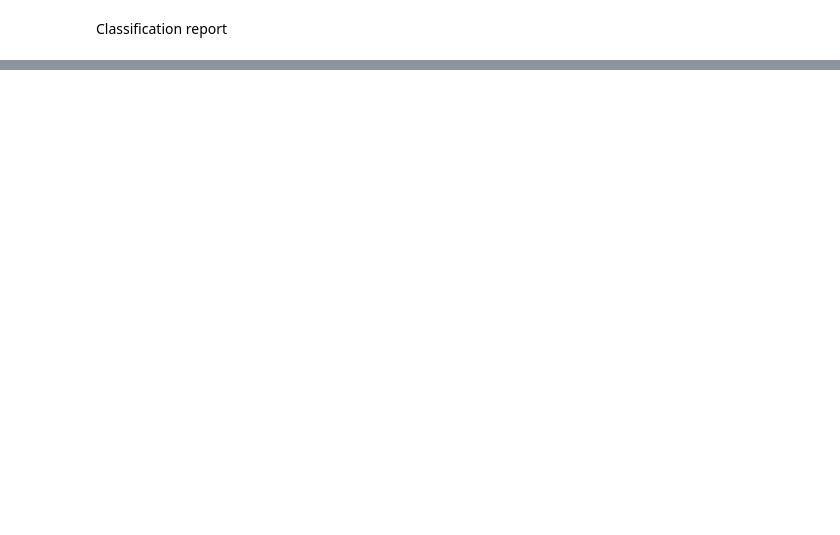
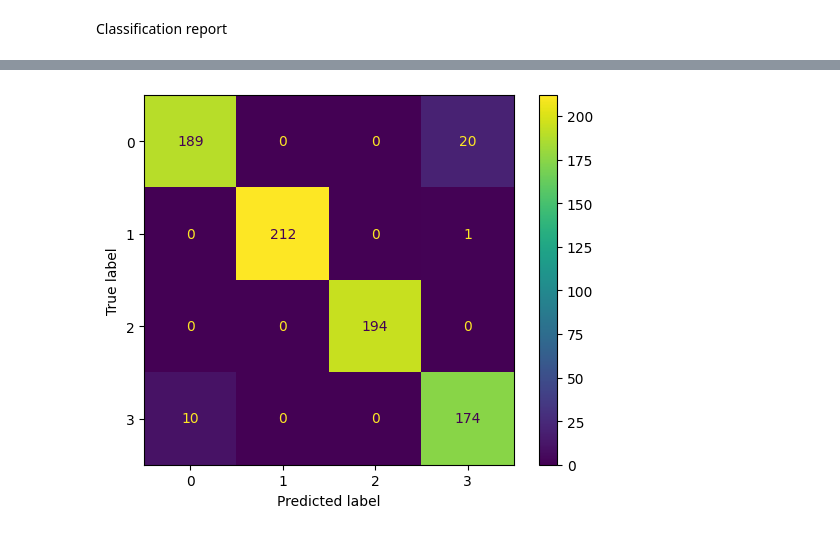
Before and after one commit to andythetechnerd03/PyTorch_Learning, a Jupyter notebook: 02_neural_network_classification.ipynb, the cells around one changed output, grey strips where cells are left out. Saved outputs shown, nothing was run; the diff lists cells and outputs as text; code cells hidden in the pictures; blank space fills up the shorter version.

```diff
--- a/02_neural_network_classification.ipynb
+++ b/02_neural_network_classification.ipynb
@@ -724,0 +875,12 @@ weighted avg       1.00      0.99      1.00       200
+# %%
+from sklearn.metrics import confusion_matrix, ConfusionMatrixDisplay
+model.cuda()
+with torch.inference_mode():
+  predictions = torch.softmax(model(X_test), dim=-1).argmax(dim=-1)
+cm = confusion_matrix(y_test.cpu(), predictions.cpu(), labels = list(range(NUM_CLASSES)))
+disp = ConfusionMatrixDisplay(confusion_matrix=cm,
+                               display_labels=list(range(NUM_CLASSES)))
+disp.plot()
+plt.show()
+# %% [output]
+[figure, added]
```
Also changed, not shown: parts of 24 cells of this notebook.
